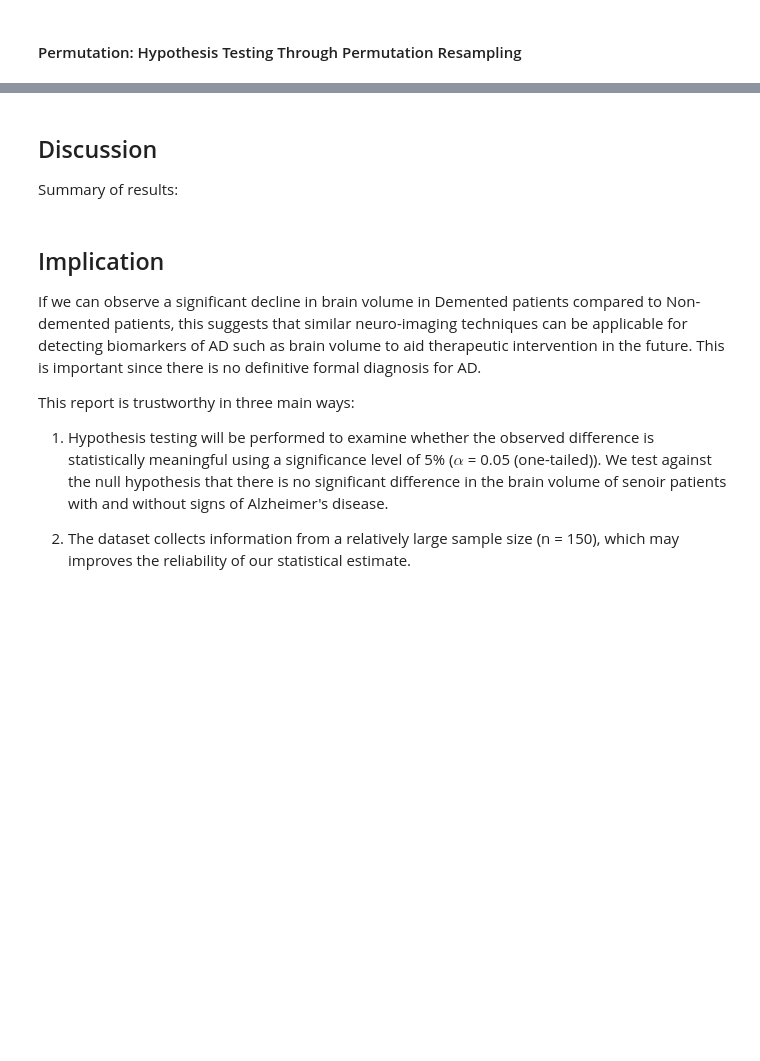
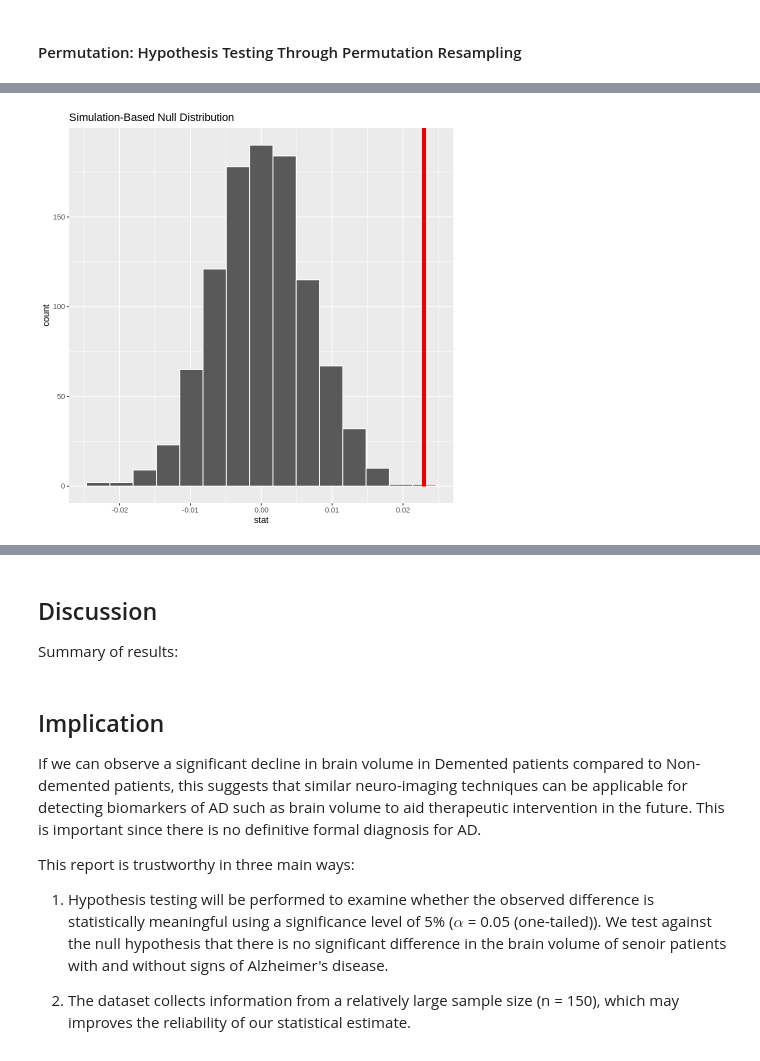
Before and after one commit to yuwangy/alzheimer_analysis, a Jupyter notebook: Project_Final_Submission.ipynb, the cells around one changed output, grey strips where cells are left out. Cells and saved outputs as stored; diff of their text form; code cells hidden in the pictures; blank space fills up the shorter version.

```diff
--- a/Project_Final_Submission.ipynb
+++ b/Project_Final_Submission.ipynb
@@ -297,4 +347,15 @@ Because we have no access to the population of all Alzheimer's patients (age ≥
 # %% [markdown]
 #### Permutation: Hypothesis Testing Through Permutation Resampling
 # %%
-# infer package
+# set the seed
+set.seed(4392)
+
+# find the null distribution using the infer package
+nwbv_null_distribution <- nwbv |>
+specify(formula = nWBV ~ Group) |>
+hypothesize(null = "independence") |>
+generate(reps = 1000, type = "permute") |>
+calculate(stat = "diff in means", order = c("Nondemented", "Demented"))
+
+# visualize the null distribution in a table
+head(nwbv_null_distribution)
@@ -300,0 +372,7 @@ Because we have no access to the population of all Alzheimer's patients (age ≥
+# %%
+# calculate the observed stat (difference in mean nwbv value between nondemented and demented patients)
+obs_diff_mean <- nwbv |>
+specify(formula = nWBV ~ Group) |>
+calculate(stat = "diff in means", order = c("Nondemented", "Demented"))
+
+obs_diff_mean
@@ -300,0 +384,6 @@ Because we have no access to the population of all Alzheimer's patients (age ≥
+# %%
+# visualize the null distribution and the p-value
+visualize(nwbv_null_distribution) +
+shade_p_value(obs_stat = obs_diff_mean, direction = "right")
+# %% [output]
+[figure, added]
```
Also changed, not shown: parts of 13 cells of this notebook.
